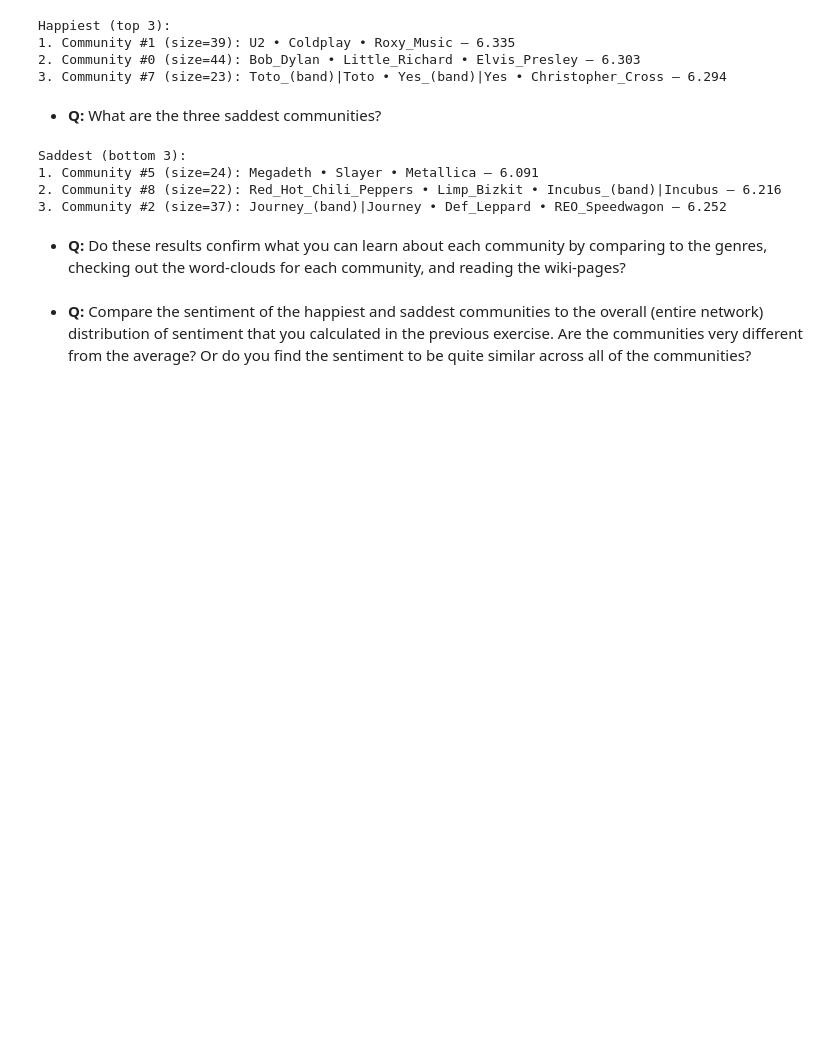
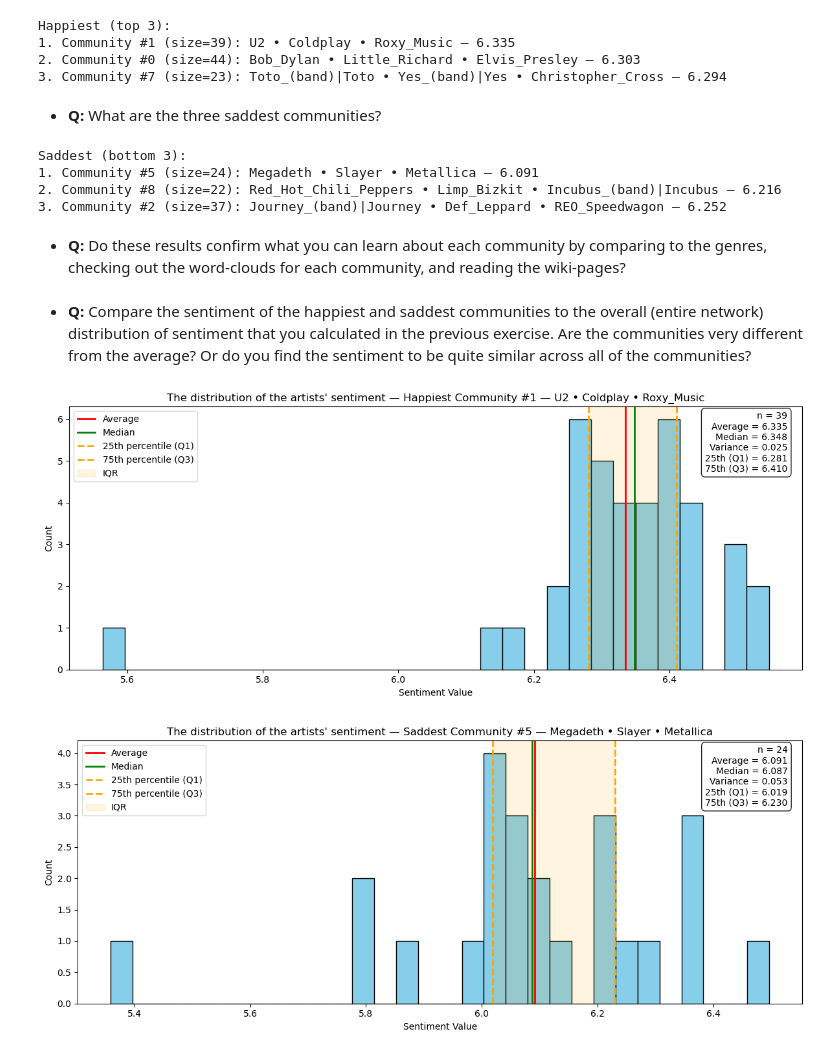
Before and after one commit to hoboldi/Social-Graphs-and-Interactions, a Jupyter notebook: Assignment2.ipynb, the cells around one changed output. Drawn from its saved outputs; the diff is of its cells as text; code cells hidden in the pictures; blank space fills up the shorter version.

```diff
--- a/Assignment2.ipynb
+++ b/Assignment2.ipynb
@@ -222,0 +617,6 @@ The questions below are based on Lecture 7, part 2.
+# %%
+# Using the same Louvain algorithm on our undirected graph H
+partition = community_louvain.best_partition(H)
+
+modularity_value = community_louvain.modularity(partition, H)
+print(f"Modularity of Louvain partition: {modularity_value:.4f}")
@@ -465,3 +1051,75 @@ Saddest (bottom 3):
 - **Q:** Do these results confirm what you can learn about each community by comparing to the genres, checking out the word-clouds for each community, and reading the wiki-pages?
 # %% [markdown]
 - **Q:** Compare the sentiment of the happiest and saddest communities to the overall (entire network) distribution of sentiment that you calculated in the previous exercise. Are the communities very different from the average? Or do you find the sentiment to be quite similar across all of the communities?
+# %%
+def comm_values(comm, sentiments):
+    vals = [sentiments.get(n, math.nan) for n in comm]
+    return [float(x) for x in vals if x is not None and not (isinstance(x, float) and math.isnan(x))]
+
+def comm_mean_sent(comm, sentiments):
+    vals = comm_values(comm, sentiments)
+    return math.nan if not vals else sum(vals) / len(vals)
+
+
+if 'stats' in globals() and stats:
+    happy_idx = max(stats, key=lambda d: d['avg'])['idx']
+    sad_idx   = min(stats, key=lambda d: d['avg'])['idx']
+else:
+    comm_avgs = [comm_mean_sent(c, sentiments) for c in top10]
+    safe_max = [(-float('inf') if (isinstance(a, float) and math.isnan(a)) else a) for a in comm_avgs]
+    safe_min = [( float('inf') if (isinstance(a, float) and math.isnan(a)) else a) for a in comm_avgs]
+    happy_idx = int(np.argmax(safe_max))
+    sad_idx   = int(np.argmin(safe_min))
+
+def label_for(idx):
+    base = f"Community #{idx}"
+    if 'most_connected_bands' in globals():
+        mc = most_connected_bands.get(idx, '')
+        if mc:
+            base += f" — {mc}"
+    return base
+
+for idx, which in [(happy_idx, "Happiest"), (sad_idx, "Saddest")]:
+    vals = comm_values(top10[idx], sentiments)
+    if not vals:
+        print(f"{which} {label_for(idx)} has no valid sentiment values.")
+        continue
+
+    avg_sentiment  = float(np.mean(vals))
+    median         = float(np.median(vals))
+    variance       = float(np.var(vals, ddof=0))
+    first_quartier = float(np.percentile(vals, 25))
+    third_quartier = float(np.percentile(vals, 75))
+
+    plt.figure(figsize=(12, 5))
+    plt.hist(vals, bins=30, color="skyblue", edgecolor="black")
+    plt.title(f"The distribution of the artists' sentiment — {which} {label_for(idx)}")
+    plt.xlabel("Sentiment Value")
+    plt.ylabel("Count")
+
+    plt.axvline(avg_sentiment, color="red", linewidth=2, label="Average")
+    plt.axvline(median, color="green", linewidth=2, label="Median")
+    plt.axvline(first_quartier, color="orange", linestyle="--", linewidth=2, label="25th percentile (Q1)")
+    plt.axvline(third_quartier, color="orange", linestyle="--", linewidth=2, label="75th percentile (Q3)")
+    plt.axvspan(first_quartier, third_quartier, color="orange", alpha=0.12, label="IQR")
+
+    stats_txt = (
+        f"n = {len(vals)}\n"
+        f"Average = {avg_sentiment:.3f}\n"
+        f"Median = {median:.3f}\n"
+        f"Variance = {variance:.3f}\n"
+        f"25th (Q1) = {first_quartier:.3f}\n"
+        f"75th (Q3) = {third_quartier:.3f}"
+    )
+    plt.text(
+        0.98, 0.98, stats_txt,
+        transform=plt.gca().transAxes, ha="right", va="top",
+        bbox=dict(boxstyle="round,pad=0.4", facecolor="white", alpha=0.85)
+    )
+
+    plt.legend(loc="upper left")
+    plt.tight_layout()
+    plt.show()
+# %% [output]
+[figure, added]
+[figure, added]
```
Also changed, not shown: parts of 29 cells of this notebook.
